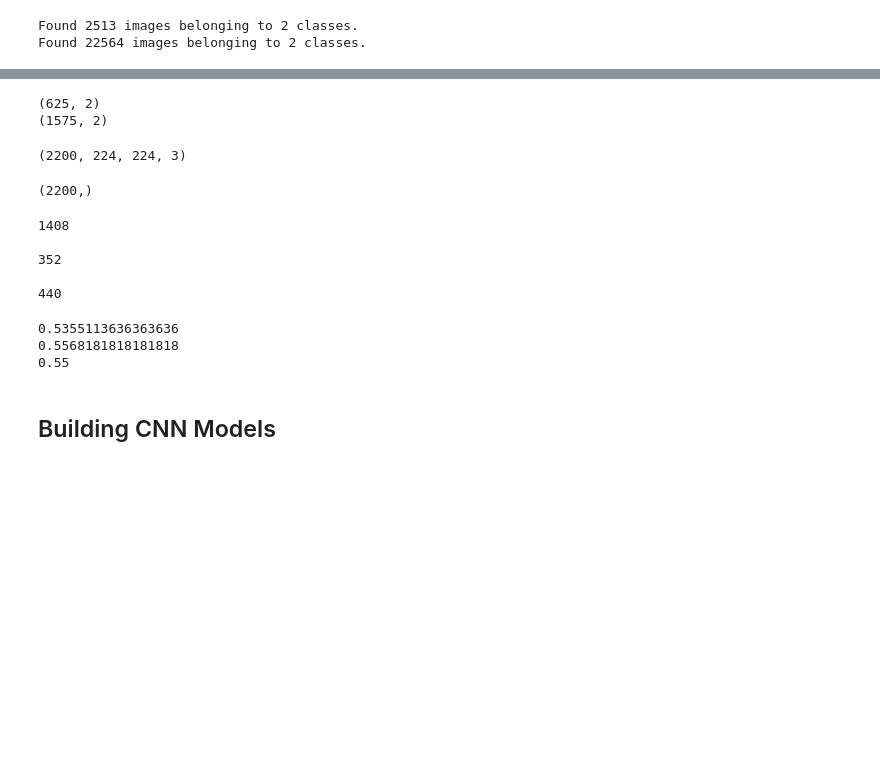
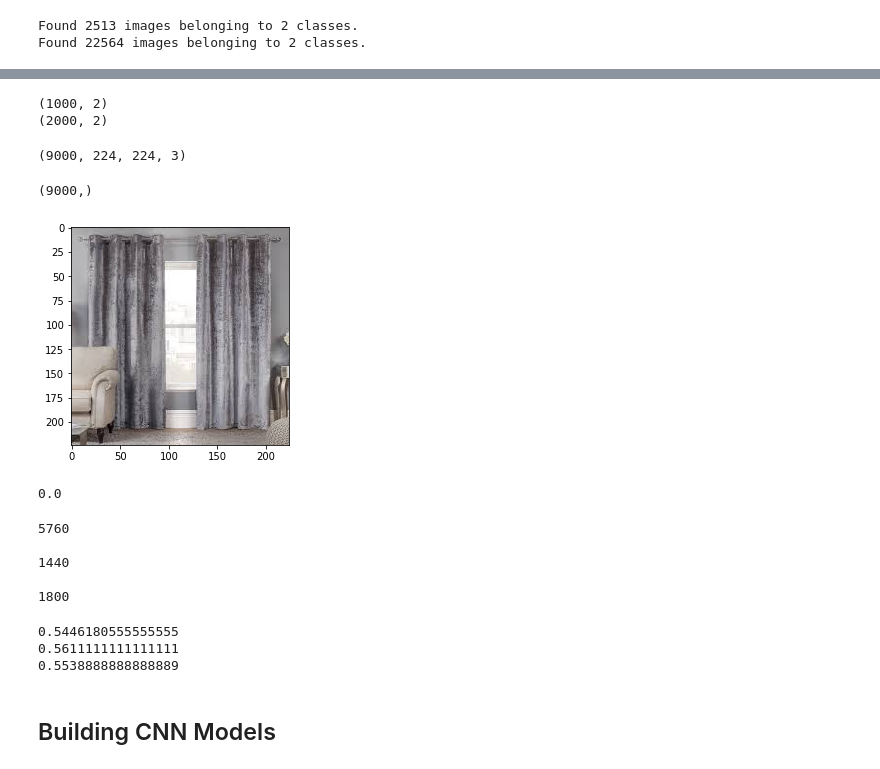
Before and after one commit to smw150430/Waste-Management-Classification, a Jupyter notebook: working_notebook.ipynb, the cells around one changed output, grey strips where cells are left out. Saved outputs shown, nothing was run; the diff lists cells and outputs as text; code cells hidden in the pictures; blank space fills up the shorter version.

```diff
--- a/working_notebook.ipynb
+++ b/working_notebook.ipynb
@@ -11,14 +14,14 @@ from sklearn.model_selection import train_test_split
 # %% [markdown]
 ## Importing the Data and Preprocessing
 # %%
-data_te = ImageDataGenerator(rescale = 1./255).flow_from_directory('DATASET/TEST',
+data_te = ImageDataGenerator(rescale = 1./255).flow_from_directory('DATASET_2/TEST',
                                                                    target_size = (224, 224),
-                                                                   batch_size = 2513,
+                                                                   batch_size = 2000,
                                                                    seed = 123)
 
-data_tr = ImageDataGenerator(rescale = 1./255).flow_from_directory('DATASET/TRAIN',
+data_tr = ImageDataGenerator(rescale = 1./255).flow_from_directory('DATASET_2/TRAIN',
                                                                    target_size = (224, 224),
-                                                                   batch_size = 22564,
+                                                                   batch_size = 4000,
                                                                    seed = 123)
 # %% [output]
 Found 2513 images belonging to 2 classes.
@@ -31,7 +34,7 @@ mod_te = ImageDataGenerator(rescale = 1./255,
                             brightness_range = [0.2, 1.0],
                             horizontal_flip = True,
                             vertical_flip = True,
-                            zoom_range = [0.5, 1.5]).flow_from_directory('DATASET/TEST',
+                            zoom_range = [0.5, 1.5]).flow_from_directory('DATASET_2/TEST',
                                                                    target_size = (224, 224),
                                                                    batch_size = 1000,
                                                                    seed = 123)
@@ -43,9 +46,9 @@ mod_tr = ImageDataGenerator(rescale = 1./255,
                             brightness_range = [0.2, 1.0],
                             horizontal_flip = True,
                             vertical_flip = True,
-                            zoom_range = [0.5, 1.5]).flow_from_directory('DATASET/TRAIN',
+                            zoom_range = [0.5, 1.5]).flow_from_directory('DATASET_2/TRAIN',
                                                                    target_size = (224, 224),
-                                                                   batch_size = 5000,
+                                                                   batch_size = 2000,
                                                                    seed = 123)
 # %% [output]
 Found 2513 images belonging to 2 classes.
@@ -78,26 +81,29 @@ print(labels_tr.shape)
 print(labels_mod_te.shape)
 print(labels_mod_tr.shape)
 # %% [output]
-(625, 2)
-(1575, 2)
+(1000, 2)
+(2000, 2)
 # %%
 images = np.concatenate((images_tr, images_te, images_mod_tr, images_mod_te))
 # images = np.concatenate((images_mod_tr, images_mod_te))
 # %%
 images.shape
 # %% [output]
-(2200, 224, 224, 3)
+(9000, 224, 224, 3)
 # %%
 labels = np.concatenate((labels_tr[:,0], labels_te[:,0], labels_mod_tr[:,0], labels_mod_te[:, 0]))
 # labels = np.concatenate((labels_mod_tr[:,0], labels_mod_te[:, 0]))
 # %%
 labels.shape
 # %% [output]
-(2200,)
+(9000,)
 # %%
-plt.imshow(images[2])
+plt.imshow(images[5510])
 plt.show()
-print(labels[2])
+print(labels[5510])
+# %% [output]
+[figure, added]
+0.0
 # %%
 X_model, X_test, y_model, y_test = train_test_split(images, labels, test_size = 0.2, random_state = 123)
 # %%
@@ -107,19 +113,19 @@ print(len(X_train), '\n')
 print(len(X_val), '\n')
 print(len(X_test), '\n')
 # %% [output]
-1408
+5760
 
-352
+1440
 
-440
+1800
 # %%
-print(sum(y_train)/1408)
-print(sum(y_val)/352)
-print(sum(y_test)/440)
+print(sum(y_train)/5760)
+print(sum(y_val)/1440)
+print(sum(y_test)/1800)
 # %% [output]
-0.5355113636363636
-0.5568181818181818
-0.55
+0.5446180555555555
+0.5611111111111111
+0.5538888888888889
 # %% [markdown]
 ## Building CNN Models
 # %% [markdown]
```
Also changed, not shown: parts of 13 cells of this notebook.
